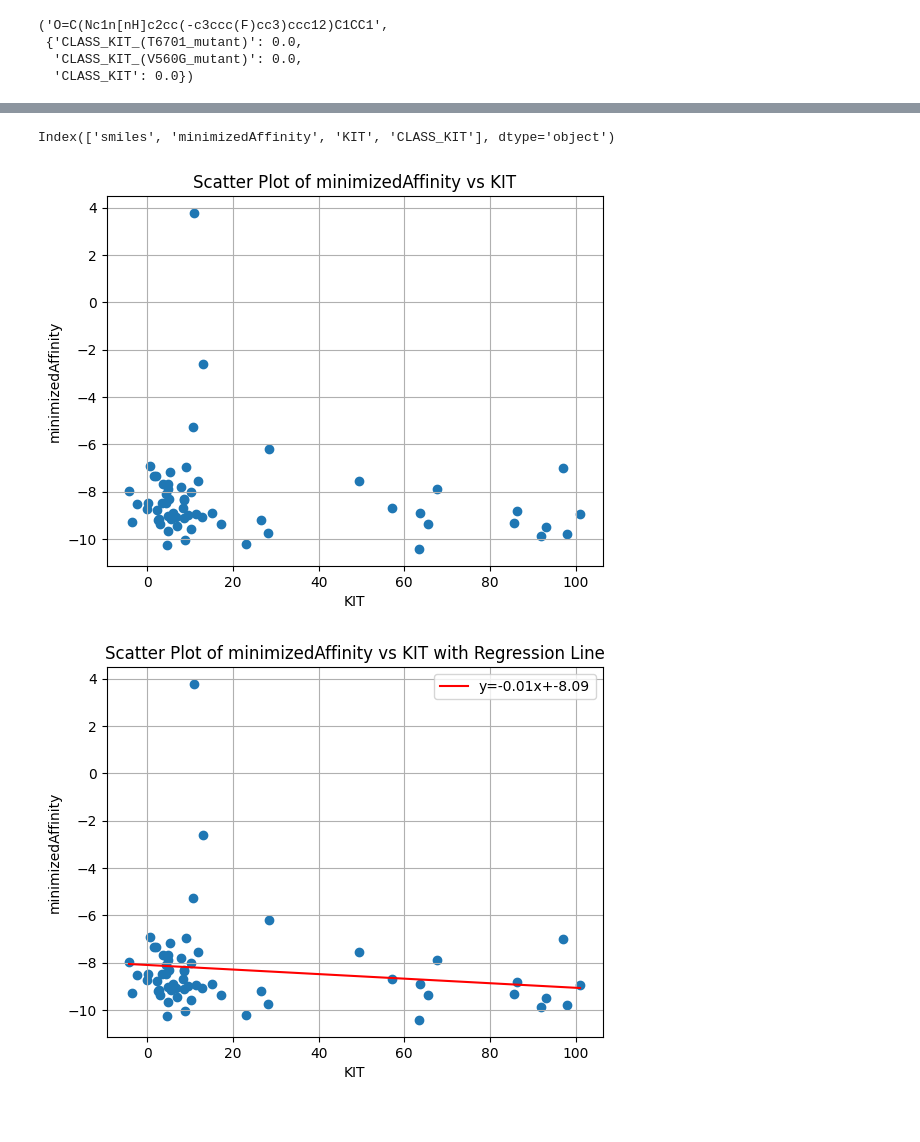
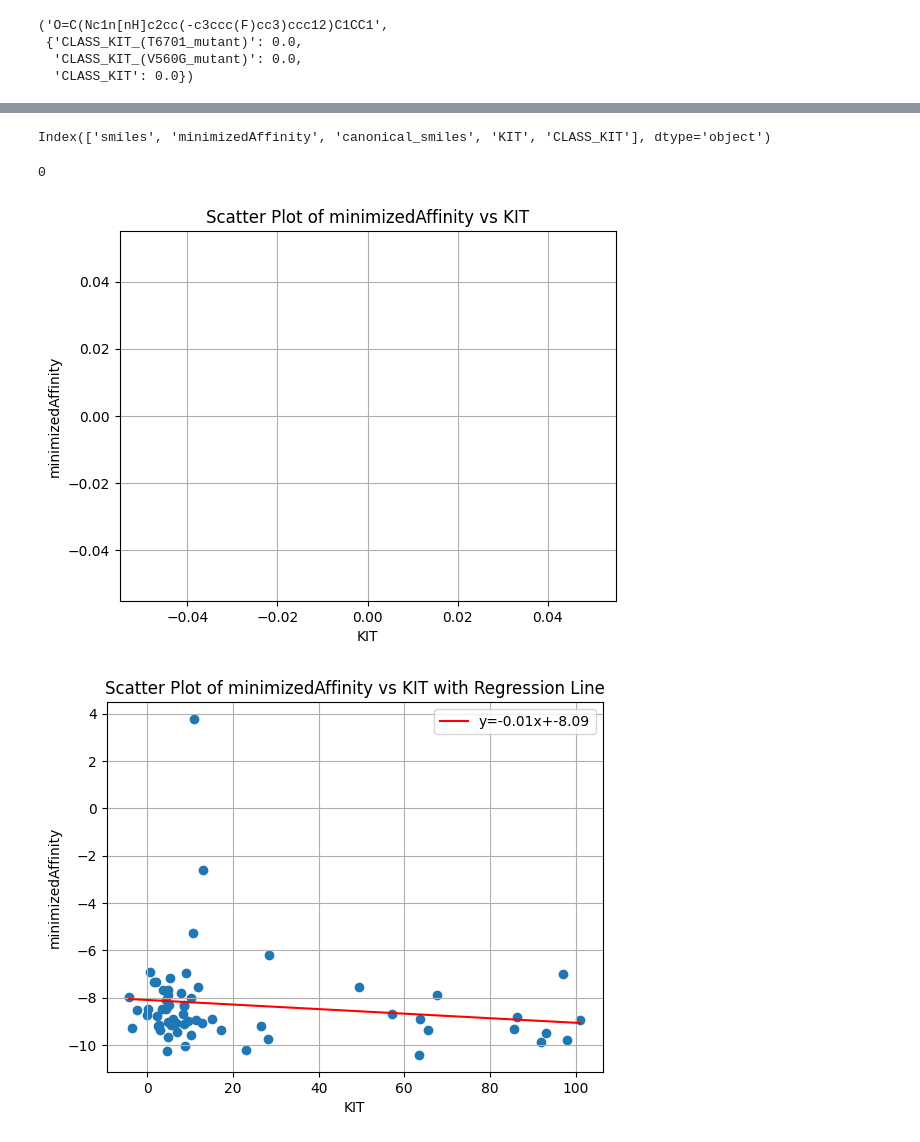
Before and after one commit to Peterdes/ml4dd, a Jupyter notebook: notebooks/smina_scores.ipynb, the cells around one changed output, grey strips where cells are left out. Drawn from its saved outputs; the diff is of its cells as text; code cells hidden in the pictures.

Commit message:
Smina scores output is weird

```diff
--- a/notebooks/smina_scores.ipynb
+++ b/notebooks/smina_scores.ipynb
@@ -16,0 +28,25 @@ df_kit_wt_smina = pd.read_csv("data/KIT_wt/poses.csv")
+# %%
+from rdkit import Chem
+from copy import deepcopy
+
+# Define a function to convert SMILES to canonical SMILES without stereochemistry
+def to_canonical_no_stereo(smiles):
+    mol = Chem.CanonSmiles(smiles)
+    if mol is not None:  # Check if the molecule conversion was successful
+        return Chem.MolToSmiles(mol, isomericSmiles=False)
+    else:
+        return None  # Return None or an appropriate value for invalid SMILES strings
+
+# Apply the function to each row in the 'smiles' column of your DataFrame
+df_kit_wt_smina['canonical_smiles'] = df_kit_wt_smina['smiles'].apply(Chem.CanonSmiles)
+benchmark_table = deepcopy(benchmark.dataset.table)
+benchmark_table['canonical_smiles'] = benchmark_table['smiles'].apply(Chem.CanonSmiles)
+# %%
+from rdkit.Chem import rdMolHash
+
+def hash_smiles(smiles):
+    mol = Chem.MolFromSmiles(smiles)
+    return Chem.MolToInchi(mol)
+
+df_kit_wt_smina['hash'] = df_kit_wt_smina['smiles'].apply(hash_smiles)
+benchmark_table['hash'] = benchmark_table['smiles'].apply(hash_smiles)
@@ -16,0 +71,4 @@ df_kit_wt_smina = pd.read_csv("data/KIT_wt/poses.csv")
+# %%
+df_kit = df_kit_wt_smina.merge(benchmark_table[['KIT', 'CLASS_KIT', 'hash']], on='hash', how='inner')
+df_kit_train = df_kit[df_kit['KIT'].isin(train.X)]
+del df_kit
@@ -22,19 +110,23 @@ del df_kit_wt_smina # avoid the temptation...
 # %%
-df_kit_wt_smina_train.columns
+df_kit_train.columns
 # %% [output]
-Index(['smiles', 'minimizedAffinity', 'KIT', 'CLASS_KIT'], dtype='object')
+Index(['smiles', 'minimizedAffinity', 'canonical_smiles', 'KIT', 'CLASS_KIT'], dtype='object')
+# %%
+len(df_kit_train)
+# %% [output]
+0
 # %%
 # Assuming 'minimizedAffinity' and 'KIT' are arrays or lists containing your data
 import matplotlib.pyplot as plt
 
-plt.scatter(df_kit_wt_smina_train['KIT'], df_kit_wt_smina_train['minimizedAffinity'])
+plt.scatter(df_kit_train['KIT'], df_kit_train['minimizedAffinity'])
 plt.title('Scatter Plot of minimizedAffinity vs KIT')
 plt.xlabel('KIT')
 plt.ylabel('minimizedAffinity')
 plt.grid(True)
 plt.show()
 # %% [output]
-[figure, old version]
+[figure, new version]
 # %%
 import numpy as np
 import matplotlib.pyplot as plt
```
Also changed, not shown: parts of 10 cells of this notebook.
